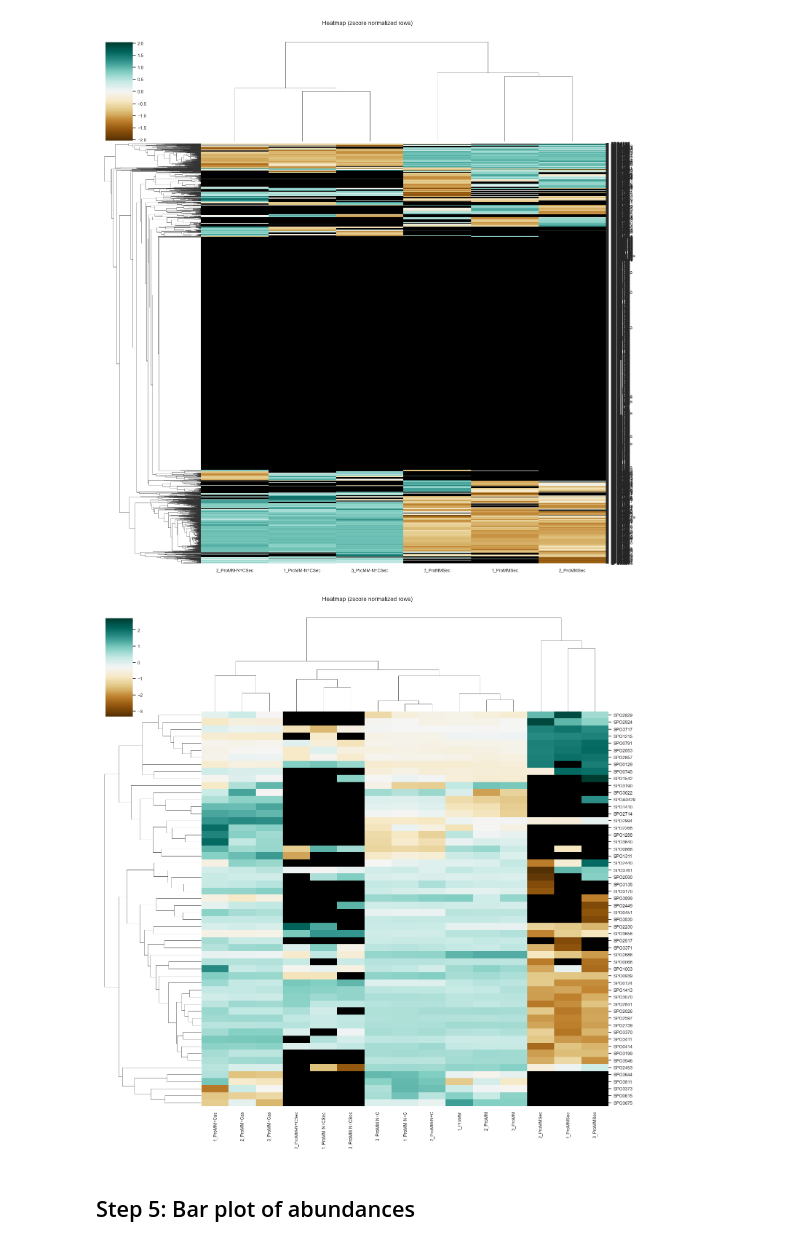
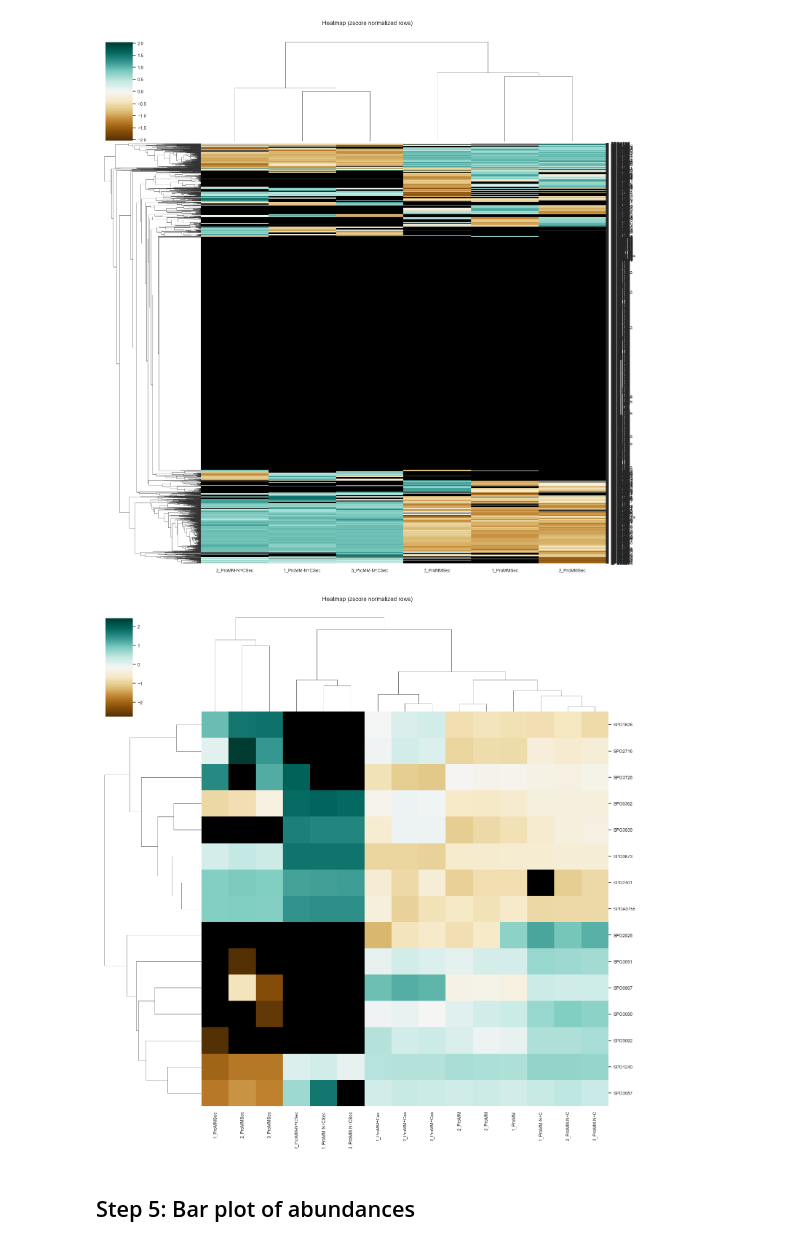
Before and after one commit to Fuchan2004/Rpom_Exoproteome, a Jupyter notebook: scripts/proteome_NMDS_heatmaps.ipynb, the cells around one changed output. Cells and saved outputs as stored; diff of their text form; code cells hidden in the pictures.

Commit message:
Finalized script and made all plots.

```diff
--- a/scripts/proteome_NMDS_heatmaps.ipynb
+++ b/scripts/proteome_NMDS_heatmaps.ipynb
@@ -626,9 +626,9 @@ heatmap_normalized(merged, suffixes_2, mode='zscore', output_filename='heatmap_S
 [figure]
 [figure]
 # %%
-heatmap_normalized(merged, suffixes_all, mode='zscore', keyword='peptidase', output_filename='heatmap_peptidase')
+heatmap_normalized(merged, suffixes_all, mode='zscore', keyword='secretion', output_filename='heatmap_secretion')
 # %% [output]
-[figure, old version]
+[figure, new version]
 # %% [markdown]
 ## Step 5: Bar plot of abundances
 # %%
```
Also changed, not shown: parts of 2 cells of this notebook.
